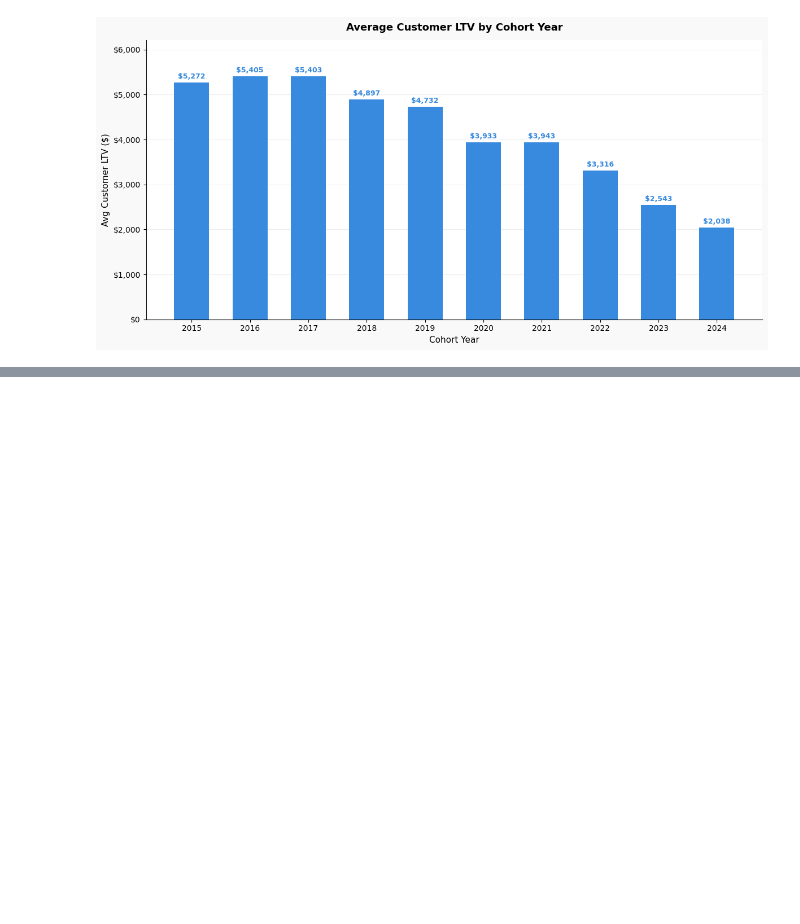
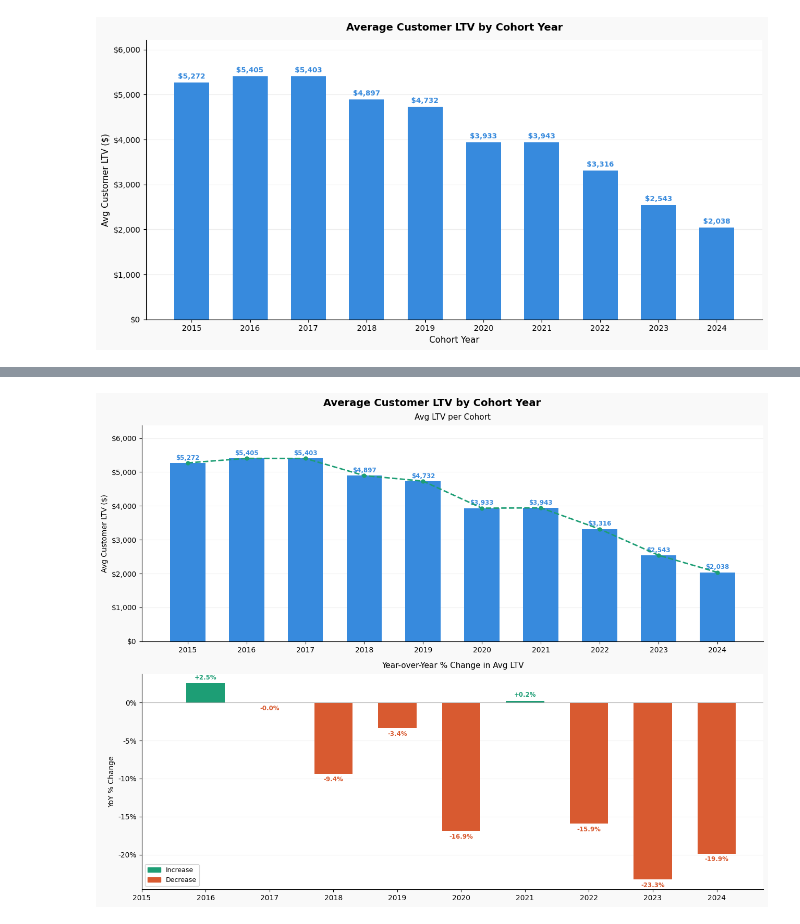
Before and after one commit to bonsoul/Data_Engineering101, a Jupyter notebook: cohort2.ipynb, the cells around one changed output, grey strips where cells are left out. Cells and saved outputs as stored; diff of their text form; code cells hidden in the pictures; blank space fills up the shorter version.

```diff
--- a/cohort2.ipynb
+++ b/cohort2.ipynb
@@ -98,0 +146,65 @@ plt.show()
+# %%
+import matplotlib.pyplot as plt
+import numpy as np
+
+years      = ['2015','2016','2017','2018','2019','2020','2021','2022','2023','2024']
+avg_ltv    = [5271.59, 5404.92, 5403.08, 4896.64, 4731.95, 3933.32, 3943.33, 3315.52, 2543.18, 2037.55]
+pct_change = [None, 2.53, -0.03, -9.37, -3.36, -16.88, 0.25, -15.92, -23.29, -19.88]
+
+fig, (ax1, ax2) = plt.subplots(2, 1, figsize=(13, 10), facecolor='#f9f9f9')
+fig.suptitle('Average Customer LTV by Cohort Year', fontsize=14, fontweight='bold', y=0.98)
+
+x = np.arange(len(years))
+
+# ── Chart 1: Avg LTV bars ────────────────────────────────────────────────────
+ax1.set_facecolor('white')
+bars = ax1.bar(x, avg_ltv, color='#378ADD', width=0.6, zorder=2)
+
+for bar, val in zip(bars, avg_ltv):
+    ax1.text(bar.get_x() + bar.get_width() / 2, bar.get_height() + 50,
+             f'${val:,.0f}', ha='center', va='bottom', fontsize=8.5,
+             color='#378ADD', fontweight='bold')
+
+ax1.plot(x, avg_ltv, color='#1D9E75', linewidth=2, linestyle='--',
+         marker='o', markersize=5, zorder=3)
+
+ax1.set_xticks(x); ax1.set_xticklabels(years)
+ax1.set_ylabel('Avg Customer LTV ($)', fontsize=10)
+ax1.set_title('Avg LTV per Cohort', fontsize=11, pad=8)
+ax1.yaxis.set_major_formatter(plt.FuncFormatter(lambda v, _: f'${v:,.0f}'))
+ax1.set_ylim(0, max(avg_ltv) * 1.18)
+ax1.grid(axis='y', color='#eeeeee', zorder=0)
+ax1.spines[['top', 'right']].set_visible(False)
+
+# ── Chart 2: % change bars ───────────────────────────────────────────────────
+ax2.set_facecolor('white')
+pct_vals   = [v if v is not None else 0 for v in pct_change]
+bar_colors = ['#1D9E75' if v >= 0 else '#D85A30' for v in pct_vals]
+
+bars2 = ax2.bar(x[1:], pct_vals[1:], color=bar_colors[1:], width=0.6, zorder=2)
+
+for bar, val in zip(bars2, pct_vals[1:]):
+    ypos = bar.get_height() + 0.3 if val >= 0 else bar.get_height() - 1.2
+    ax2.text(bar.get_x() + bar.get_width() / 2, ypos,
+             f'{val:+.1f}%', ha='center', va='bottom', fontsize=8.5, fontweight='bold',
+             color='#1D9E75' if val >= 0 else '#D85A30')
+
+ax2.axhline(0, color='#aaaaaa', linewidth=0.8, linestyle='-')
+ax2.set_xticks(x); ax2.set_xticklabels(years)
+ax2.set_ylabel('YoY % Change', fontsize=10)
+ax2.set_title('Year-over-Year % Change in Avg LTV', fontsize=11, pad=8)
+ax2.yaxis.set_major_formatter(plt.FuncFormatter(lambda v, _: f'{v:.0f}%'))
+ax2.grid(axis='y', color='#eeeeee', zorder=0)
+ax2.spines[['top', 'right']].set_visible(False)
+
+# ── Legend ───────────────────────────────────────────────────────────────────
+from matplotlib.patches import Patch
+ax2.legend(handles=[Patch(color='#1D9E75', label='Increase'),
+                    Patch(color='#D85A30', label='Decrease')],
+           fontsize=9, loc='lower left')
+
+plt.tight_layout()
+plt.savefig('cohort_ltv_pct_change.png', dpi=150, bbox_inches='tight')
+plt.show()
+# %% [output]
+[figure, added]
```
Also changed, not shown: parts of 1 cell of this notebook.
